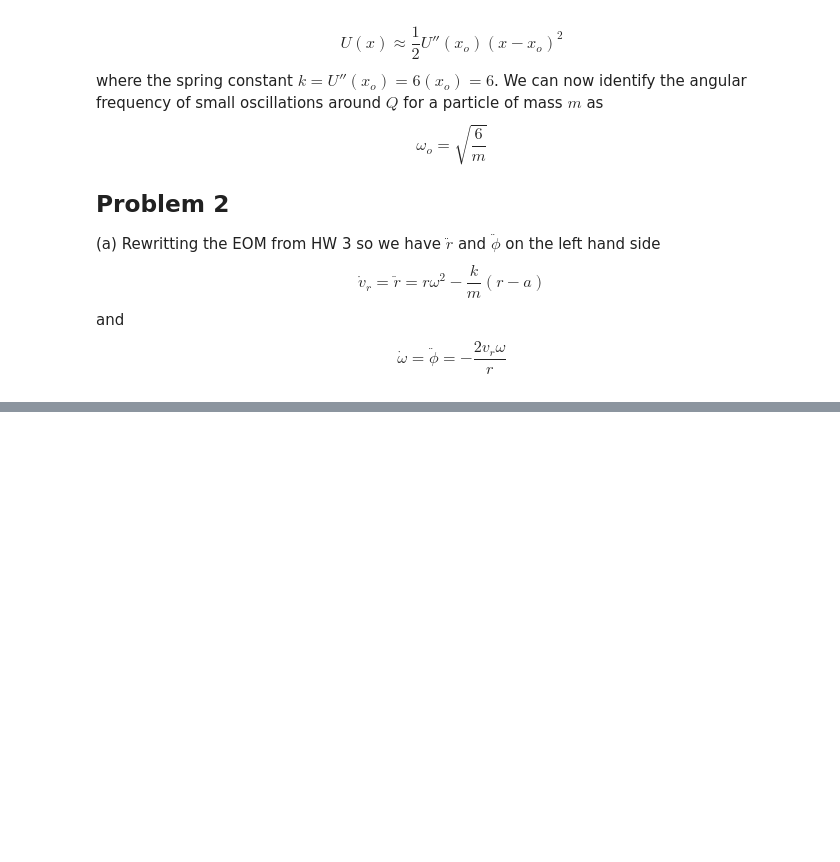
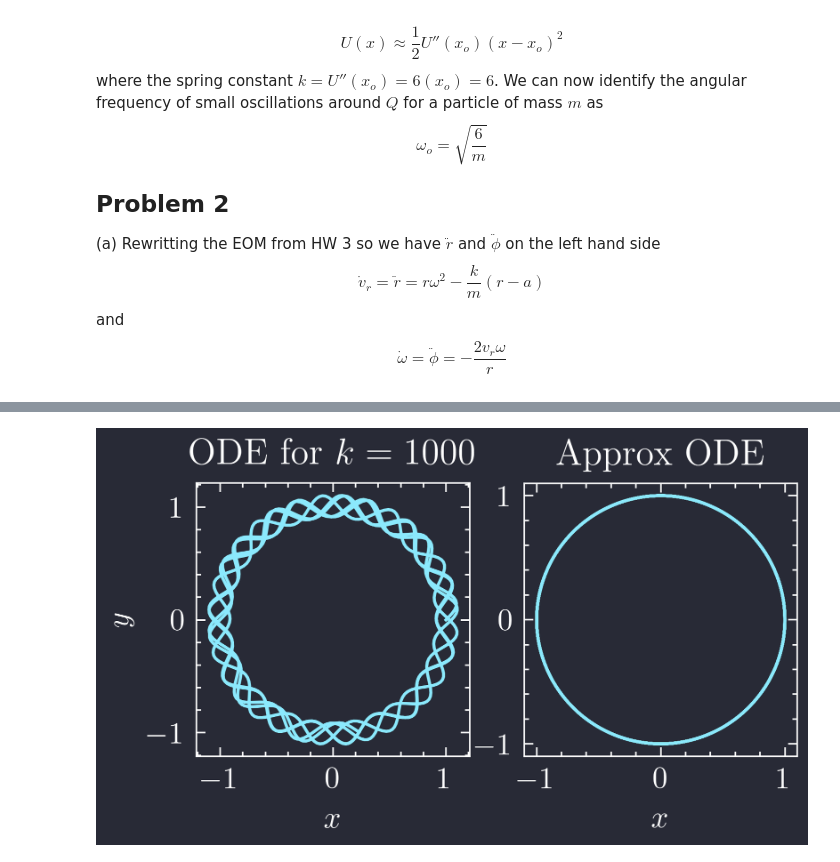
Before and after one commit to joonsuuh/notex, a Jupyter notebook: spring2024/taylor411/code/hw4.ipynb, the cells around one changed output, grey strips where cells are left out. Drawn from its saved outputs; the diff is of its cells as text; code cells hidden in the pictures; blank space fills up the shorter version.

```diff
--- a/spring2024/taylor411/code/hw4.ipynb
+++ b/spring2024/taylor411/code/hw4.ipynb
@@ -140,0 +174,39 @@ plt.show()
+# %%
+# 2(c) for really large k
+def mass_rotating_spring_large_k(t, s): # s[0] = r, s[1] = phi
+    r = s[0]
+    v_r = 0
+    omega = s[3]
+    dot_v_r =  -k
+    dot_omega = v_r / r
+    return [v_r, omega, dot_v_r, dot_omega]
+
+solution_r_omega = solve_ivp(mass_rotating_spring_large_k, [0, 10], [r_o, 0, v_o, omega_o], t_eval=t, dense_output=True)
+x_pos_large_k, y_pos_large_k = pos(solution_r_omega)
+
+# plt.plot(x_pos_large_k, y_pos_large_k)
+# plt.xlabel('$x$')
+# plt.ylabel('$y$')
+# plt.gca().set_aspect("equal")
+# plt.show()
+
+# subplots
+k = 1000
+solution_r_omega = solve_ivp(mass_rotating_spring, [0, 10], [r_o, 0, v_o, omega_o], t_eval=t, dense_output=True)
+x_pos3, y_pos3 = pos(solution_r_omega)
+
+fig, ax = plt.subplots(1, 2)
+ax[0].plot(x_pos3, y_pos3)
+ax[0].set_title('ODE for $k=1000$')
+ax[0].set_ylabel('$y$')
+
+ax[1].plot(x_pos_large_k, y_pos_large_k)
+ax[1].set_title('Approx ODE')
+for i in range(2):
+    ax[i].set_xlabel('$x$')
+    ax[i].set_aspect('equal')
+
+
+plt.show()
+# %% [output]
+[figure, added]
```
Also changed, not shown: parts of 15 cells of this notebook, 11 other files.
